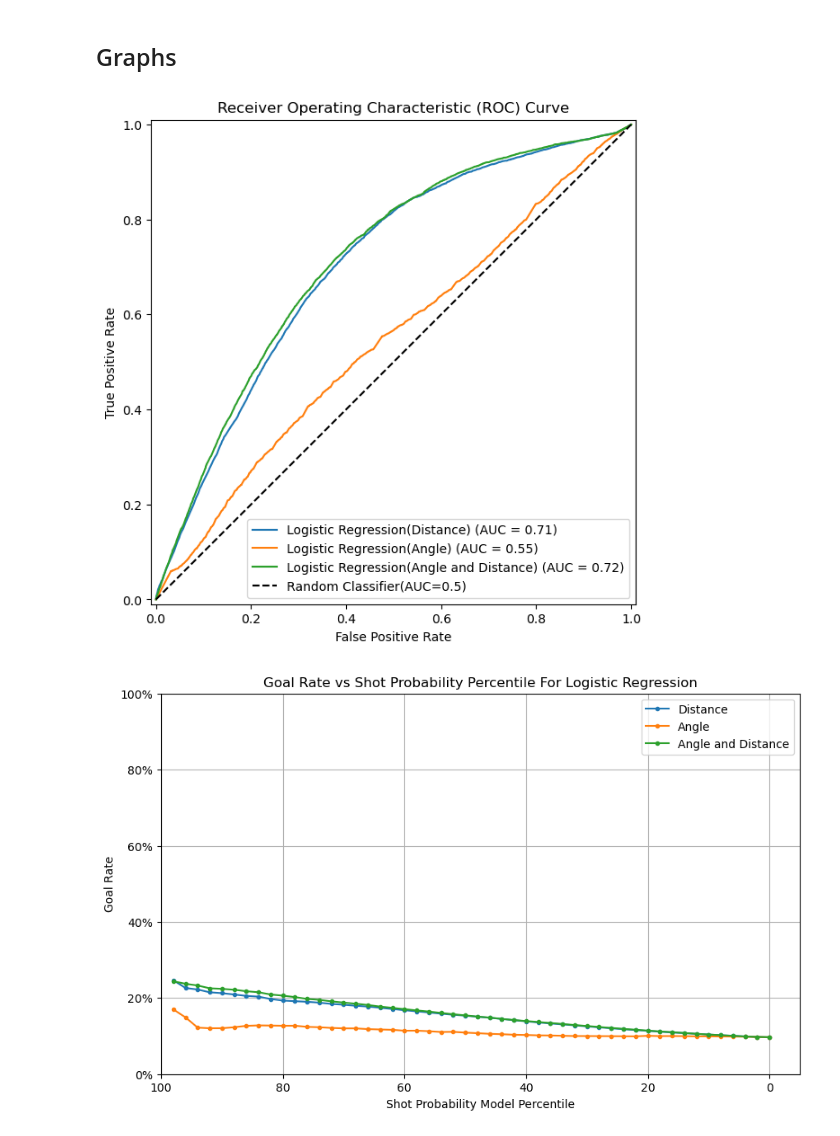
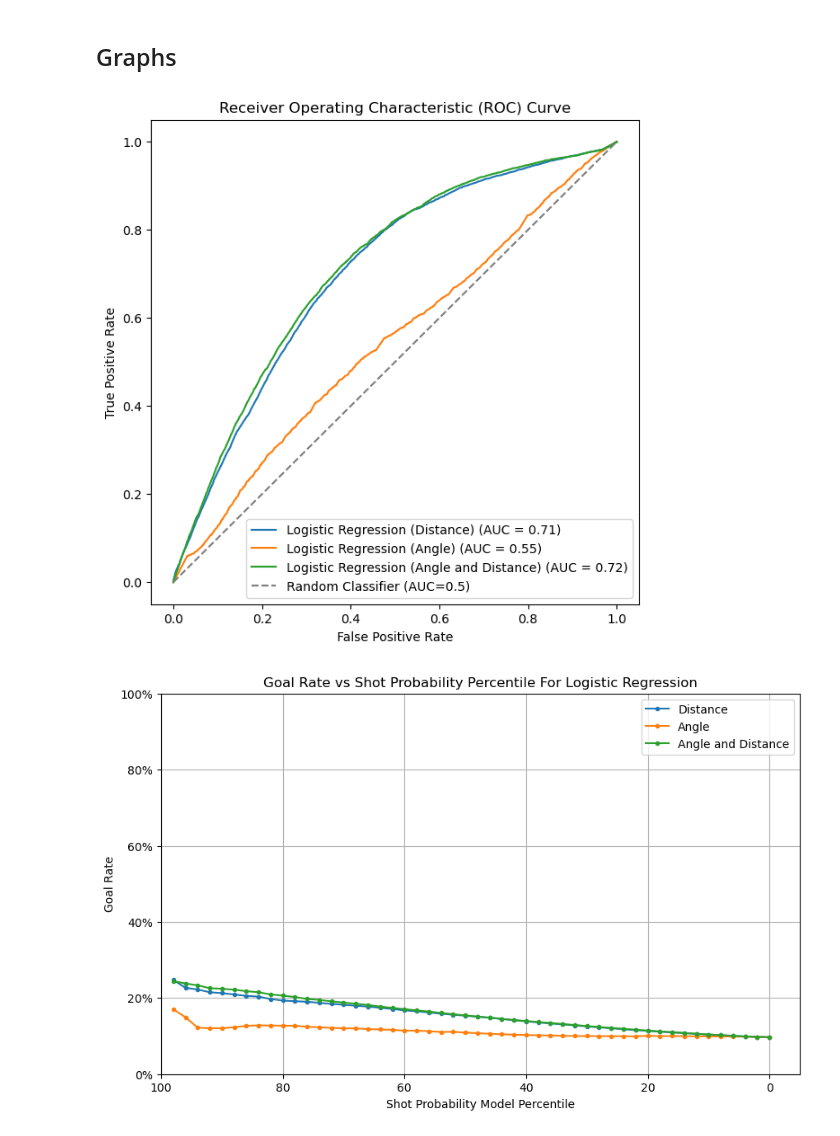
Before and after one commit to rajamatt/ift6758-project, a Jupyter notebook: notebooks/milestone_2/Task 3.ipynb, the cells around one changed output. Saved outputs shown, nothing was run; the diff lists cells and outputs as text; code cells hidden in the pictures.

```diff
--- a/notebooks/milestone_2/Task 3.ipynb
+++ b/notebooks/milestone_2/Task 3.ipynb
@@ -76,23 +92,30 @@ Accuracy: 0.9030369396992262
 #Collect all the probabilities
 prob_scores = [('Distance',prob_scores_1), ('Angle',prob_scores_2), ('Angle and Distance',prob_scores_3)]
 # %%
-#Graph 1: Roc Curve
-
 fig_1, ax_1 = plt.subplots()
 roc = {}
-plot_random = False #This is just to make sure that the random classifier is only plotted once
+plot_random = False
 
-#Plot the ROC curve for each classifier
-for name , prob_score in prob_scores:
-    if name == 'Angle and Distance': #Only plot the random classifier once at the end
+# Plot the ROC curve for each classifier
+for name, prob_score in prob_scores:
+    roc[name] = RocCurveDisplay.from_predictions(
+        y_val,
+        prob_score,
+        ax=ax_1,
+        name=f'Logistic Regression ({name})'
+    )
+    if name == 'Angle and Distance' and not plot_random:
+        ax_1.plot([0, 1], [0, 1], linestyle='--', label='Random Classifier (AUC=0.5)', color='gray')
         plot_random = True
-    roc[name] = RocCurveDisplay.from_predictions(y_val, prob_score , plot_chance_level=plot_random, ax=ax_1,name=f'Logistic Regression({name})',chance_level_kw={'label':'Random Classifier(AUC=0.5)'})
+
 ax_1.set_title('Receiver Operating Characteristic (ROC) Curve')
 ax_1.set_xlabel('False Positive Rate')
 ax_1.set_ylabel('True Positive Rate')
-fig_1.set_size_inches(7,7)
+ax_1.legend(loc='lower right')
+fig_1.set_size_inches(7, 7)
+plt.show()
 # %% [output]
-[figure, old version]
+[figure, new version]
 # %%
 #Graph 2: Goal Rate as a Function of Shot Probability Model Percentile
 
```
Also changed, not shown: parts of 6 cells of this notebook, 4 other files.
